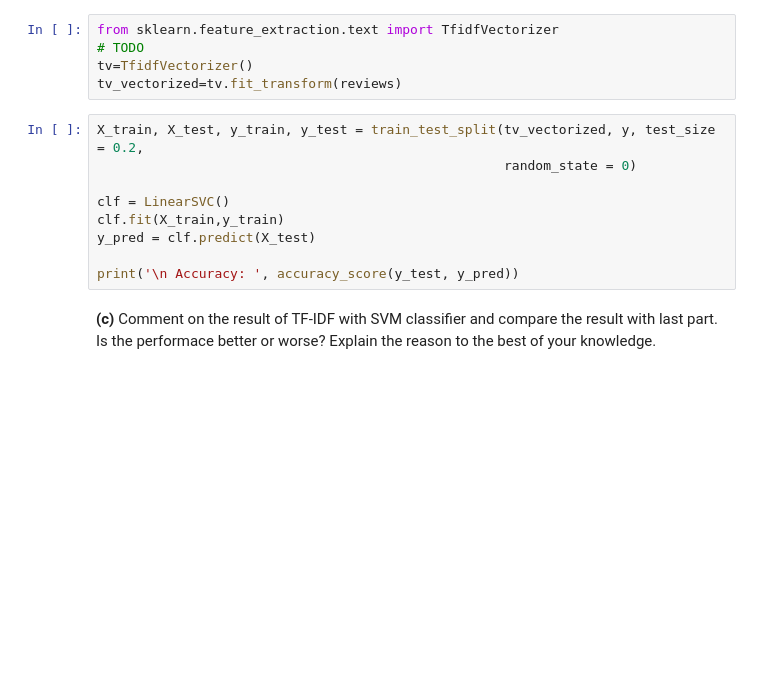
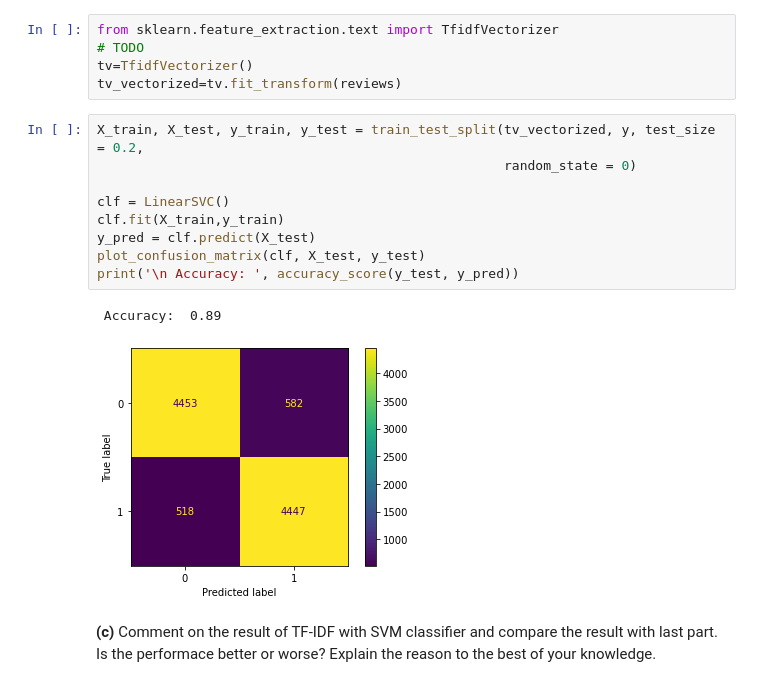
Before and after one commit to rexwang123/EECS289_Final_Project_T, a Jupyter notebook: Assignment/Assignment_solution.ipynb, the cells around one changed output. Drawn from its saved outputs; the diff is of its cells as text; blank space fills up the shorter version.

```diff
--- a/Assignment/Assignment_solution.ipynb
+++ b/Assignment/Assignment_solution.ipynb
@@ -365,12 +372,15 @@ tv_vectorized=tv.fit_transform(reviews)
 # %%
 X_train, X_test, y_train, y_test = train_test_split(tv_vectorized, y, test_size = 0.2,
                                                     random_state = 0)
 
 clf = LinearSVC()
 clf.fit(X_train,y_train)
 y_pred = clf.predict(X_test)
-
+plot_confusion_matrix(clf, X_test, y_test)
 print('\n Accuracy: ', accuracy_score(y_test, y_pred))
+# %% [output]
+ Accuracy:  0.89
+[figure, added]
 # %% [markdown]
 **(c)** Comment on the result of TF-IDF with SVM classifier and compare the result with last part. Is the performace better or worse? Explain the reason to the best of your knowledge.
 # %% [markdown]
```
Also changed, not shown: parts of 30 cells of this notebook, 1 other file.
